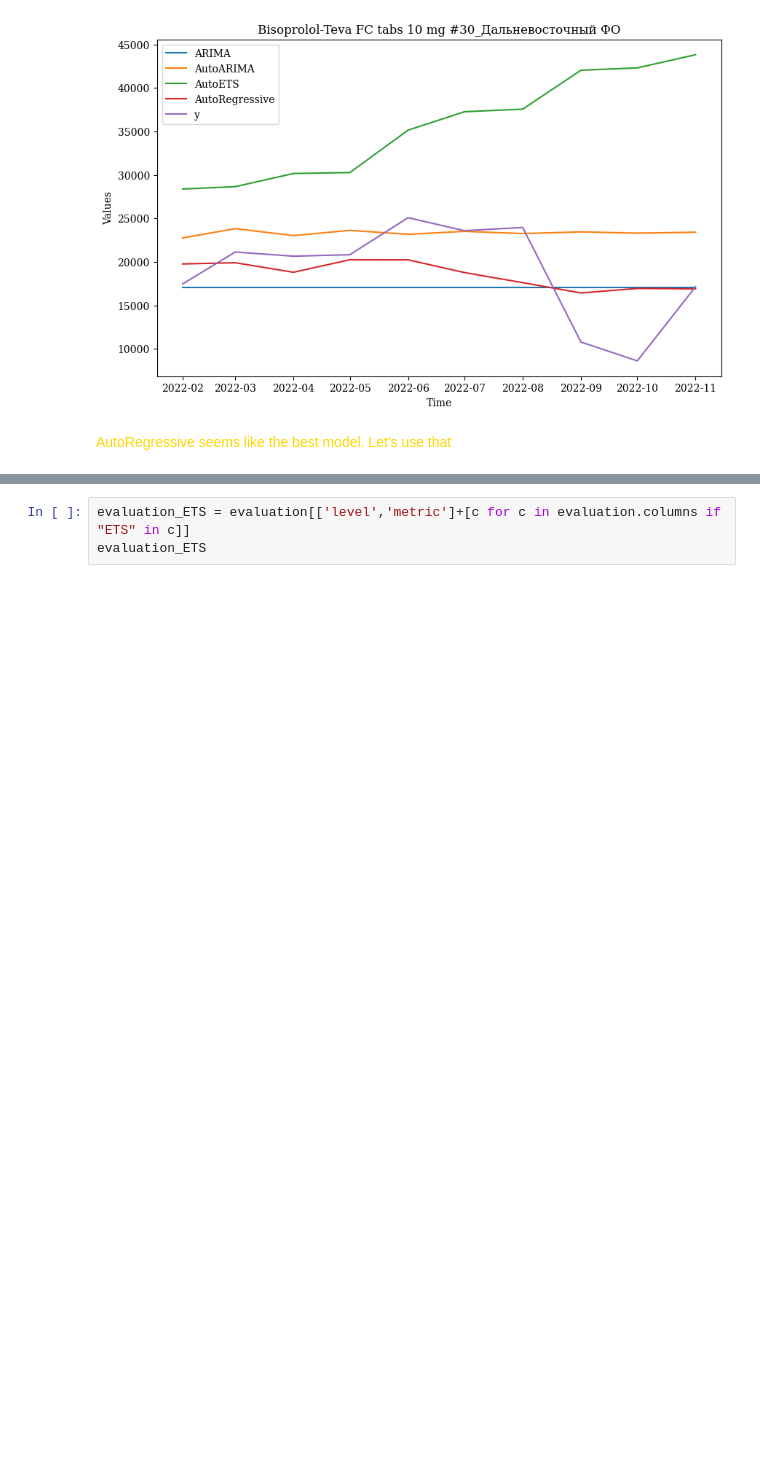
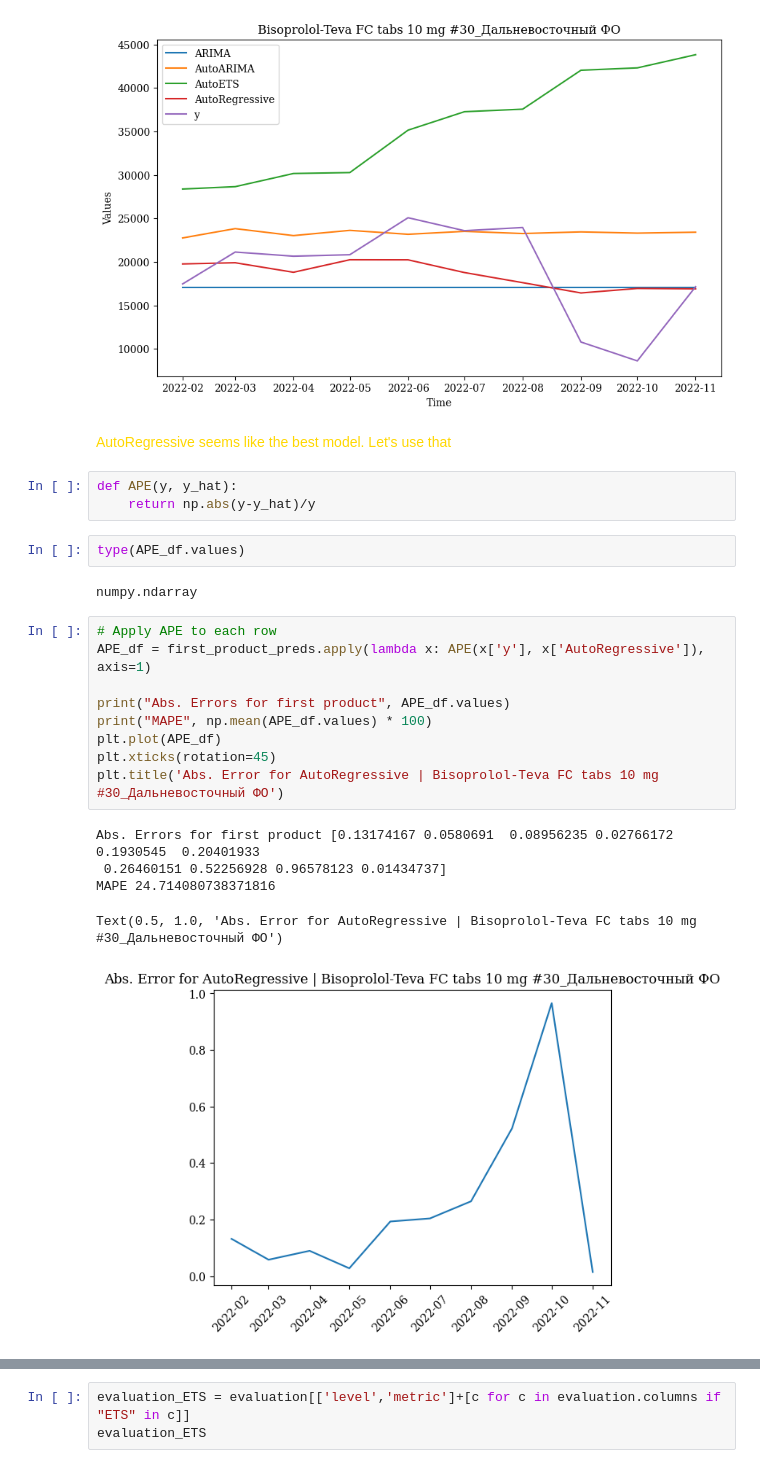
Before and after one commit to ariellubonja/hierarchical-time-series, a Jupyter notebook: hierarchical_ts_testing.ipynb, the cells around one changed output, grey strips where cells are left out. Saved outputs shown, nothing was run; the diff lists cells and outputs as text; blank space fills up the shorter version.

Commit message:
Computed MAPE manually for AutoRegressive

```diff
--- a/hierarchical_ts_testing.ipynb
+++ b/hierarchical_ts_testing.ipynb
@@ -539,3 +563,25 @@ plt.show()
 [figure]
 # %% [markdown]
 <font color='gold'>AutoRegressive seems like the best model. Let's use that</font>
+# %%
+def APE(y, y_hat):
+    return np.abs(y-y_hat)/y
+# %%
+type(APE_df.values)
+# %% [output]
+numpy.ndarray
+# %%
+# Apply APE to each row
+APE_df = first_product_preds.apply(lambda x: APE(x['y'], x['AutoRegressive']), axis=1)
+
+print("Abs. Errors for first product", APE_df.values)
+print("MAPE", np.mean(APE_df.values) * 100)
+plt.plot(APE_df)
+plt.xticks(rotation=45)
+plt.title('Abs. Error for AutoRegressive | Bisoprolol-Teva FC tabs 10 mg #30_Дальневосточный ФО')
+# %% [output]
+Abs. Errors for first product [0.13174167 0.0580691  0.08956235 0.02766172 0.1930545  0.20401933
+ 0.26460151 0.52256928 0.96578123 0.01434737]
+MAPE 24.714080738371816
+Text(0.5, 1.0, 'Abs. Error for AutoRegressive | Bisoprolol-Teva FC tabs 10 mg #30_Дальневосточный ФО')
+[figure, added]
```
Also changed, not shown: parts of 6 cells of this notebook.
